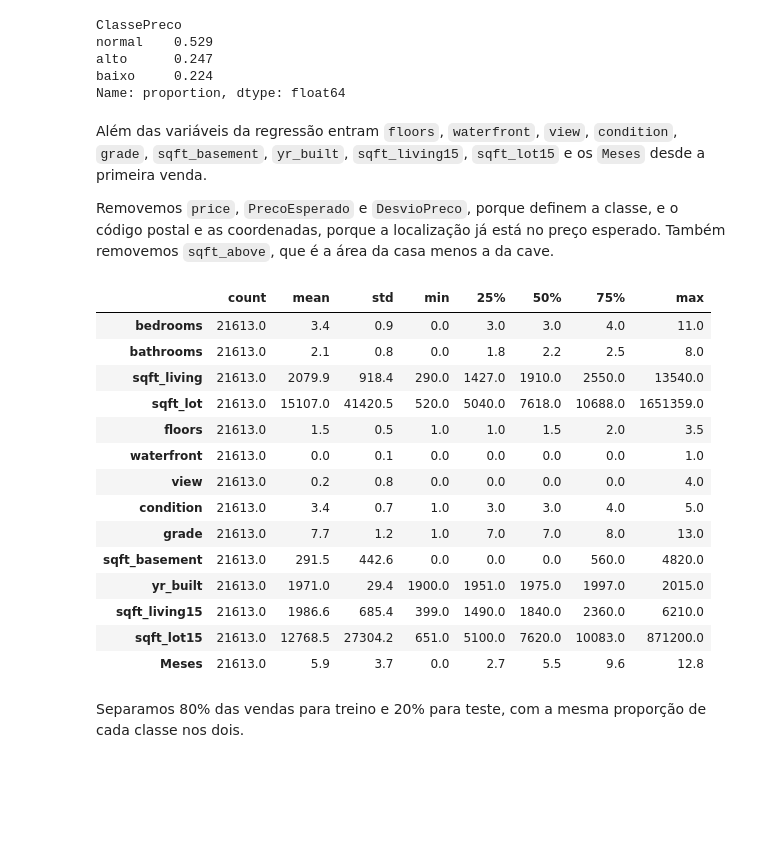
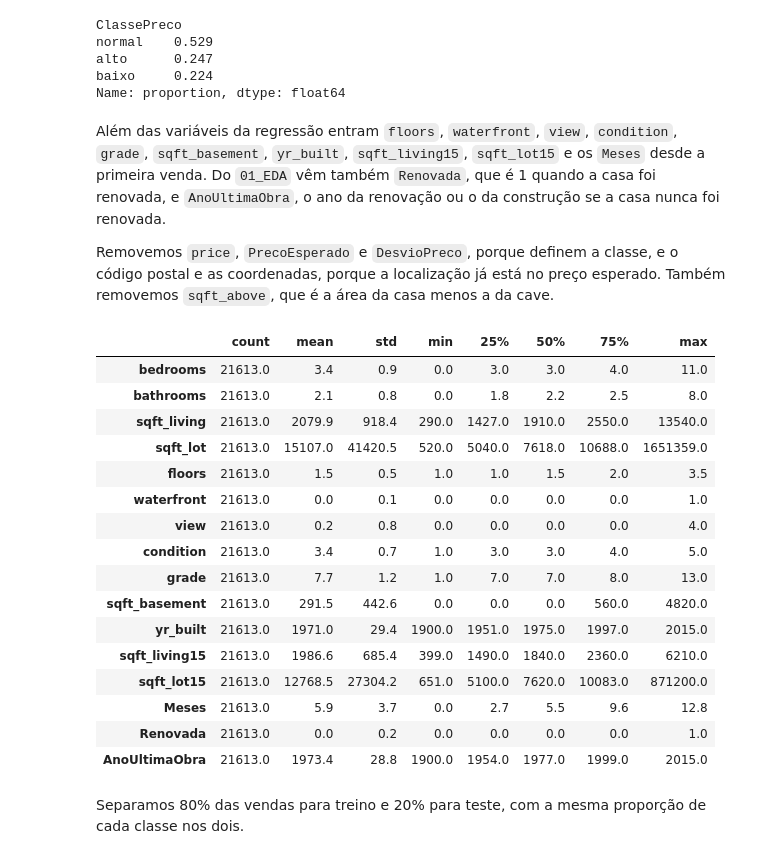
Before and after one commit to AnyTng/FAI26_P02_G09, a Jupyter notebook: 02_classify.ipynb, the cells around one changed output. Cells and saved outputs as stored; diff of their text form; code cells hidden in the pictures; blank space fills up the shorter version.

```diff
--- a/02_classify.ipynb
+++ b/02_classify.ipynb
@@ -68,33 +70,35 @@ alto      0.247
 baixo     0.224
 Name: proportion, dtype: float64
 # %% [markdown]
-Além das variáveis da regressão entram `floors`, `waterfront`, `view`, `condition`, `grade`, `sqft_basement`, `yr_built`, `sqft_living15`, `sqft_lot15` e os `Meses` desde a primeira venda.
+Além das variáveis da regressão entram `floors`, `waterfront`, `view`, `condition`, `grade`, `sqft_basement`, `yr_built`, `sqft_living15`, `sqft_lot15` e os `Meses` desde a primeira venda. Do `01_EDA` vêm também `Renovada`, que é 1 quando a casa foi renovada, e `AnoUltimaObra`, o ano da renovação ou o da construção se a casa nunca foi renovada.
 
 Removemos `price`, `PrecoEsperado` e `DesvioPreco`, porque definem a classe, e o código postal e as coordenadas, porque a localização já está no preço esperado. Também removemos `sqft_above`, que é a área da casa menos a da cave.
 # %%
 vendas["Meses"] = (vendas["date"] - vendas["date"].min()).dt.days / 30.44
 
 NUMERICAS = ["bedrooms", "bathrooms", "sqft_living", "sqft_lot", "floors", "waterfront", "view", "condition", "grade",
-             "sqft_basement", "yr_built", "sqft_living15", "sqft_lot15", "Meses"]
+             "sqft_basement", "yr_built", "sqft_living15", "sqft_lot15", "Meses", "Renovada", "AnoUltimaObra"]
 ALVO = "ClassePreco"
 
 vendas[NUMERICAS].describe().T.round(1)
 # %% [output]
 |  | count | mean | std | min | 25% | 50% | 75% | max |
 | bedrooms | 21613.0 | 3.4 | 0.9 | 0.0 | 3.0 | 3.0 | 4.0 | 11.0 |
 | bathrooms | 21613.0 | 2.1 | 0.8 | 0.0 | 1.8 | 2.2 | 2.5 | 8.0 |
 | sqft_living | 21613.0 | 2079.9 | 918.4 | 290.0 | 1427.0 | 1910.0 | 2550.0 | 13540.0 |
 | sqft_lot | 21613.0 | 15107.0 | 41420.5 | 520.0 | 5040.0 | 7618.0 | 10688.0 | 1651359.0 |
 | floors | 21613.0 | 1.5 | 0.5 | 1.0 | 1.0 | 1.5 | 2.0 | 3.5 |
 | waterfront | 21613.0 | 0.0 | 0.1 | 0.0 | 0.0 | 0.0 | 0.0 | 1.0 |
 | view | 21613.0 | 0.2 | 0.8 | 0.0 | 0.0 | 0.0 | 0.0 | 4.0 |
 | condition | 21613.0 | 3.4 | 0.7 | 1.0 | 3.0 | 3.0 | 4.0 | 5.0 |
 | grade | 21613.0 | 7.7 | 1.2 | 1.0 | 7.0 | 7.0 | 8.0 | 13.0 |
 | sqft_basement | 21613.0 | 291.5 | 442.6 | 0.0 | 0.0 | 0.0 | 560.0 | 4820.0 |
 | yr_built | 21613.0 | 1971.0 | 29.4 | 1900.0 | 1951.0 | 1975.0 | 1997.0 | 2015.0 |
 | sqft_living15 | 21613.0 | 1986.6 | 685.4 | 399.0 | 1490.0 | 1840.0 | 2360.0 | 6210.0 |
 | sqft_lot15 | 21613.0 | 12768.5 | 27304.2 | 651.0 | 5100.0 | 7620.0 | 10083.0 | 871200.0 |
 | Meses | 21613.0 | 5.9 | 3.7 | 0.0 | 2.7 | 5.5 | 9.6 | 12.8 |
+| Renovada | 21613.0 | 0.0 | 0.2 | 0.0 | 0.0 | 0.0 | 0.0 | 1.0 |
+| AnoUltimaObra | 21613.0 | 1973.4 | 28.8 | 1900.0 | 1954.0 | 1977.0 | 1999.0 | 2015.0 |
 # %% [markdown]
 Separamos 80% das vendas para treino e 20% para teste, com a mesma proporção de cada classe nos dois.
 # %%
```
Also changed, not shown: parts of 16 cells of this notebook, 1 other file.
